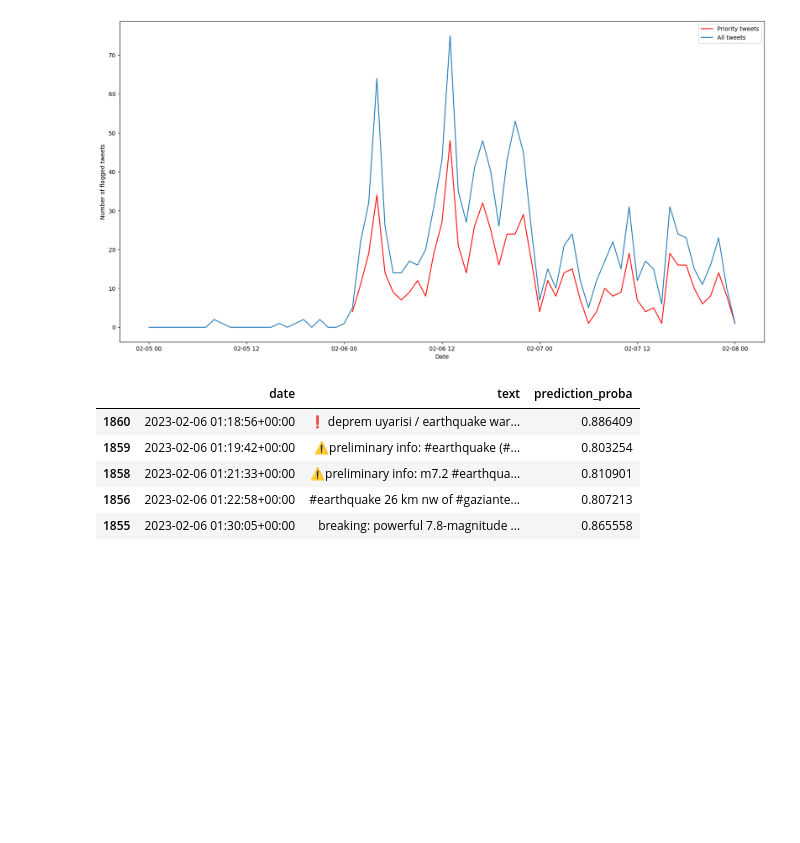
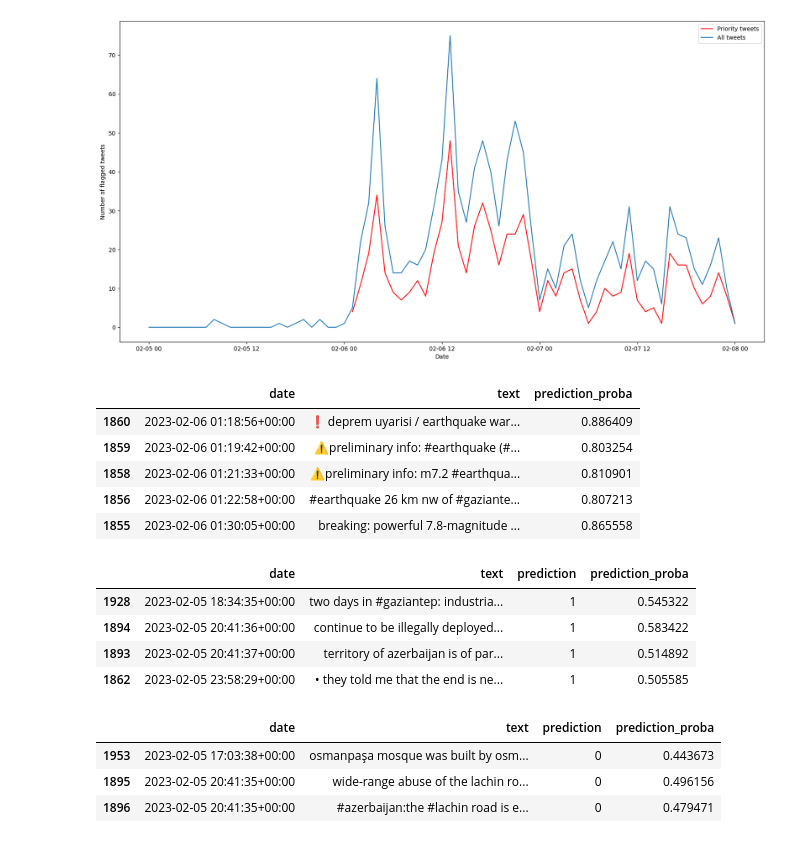
Before and after one commit to guidesify/DataSci_Crisis, a Jupyter notebook: dashboard_idea.ipynb, the cells around one changed output. Drawn from its saved outputs; the diff is of its cells as text; code cells hidden in the pictures; blank space fills up the shorter version.

```diff
--- a/dashboard_idea.ipynb
+++ b/dashboard_idea.ipynb
@@ -3,6 +3,7 @@ import re
 import pickle
 import string
 import pandas as pd
+pd.set_option('display.max_colwidth', None)
 import numpy as np
 import seaborn as sns
 import matplotlib.pyplot as plt
@@ -185,3 +186,20 @@ df[df['priority'] == 1].drop(list(features.drop('text')) + ['prediction', 'date_
 | 1858 | 2023-02-06 01:21:33+00:00 | ⚠preliminary info: m7.2 #earthqua... | 0.810901 |
 | 1856 | 2023-02-06 01:22:58+00:00 | #earthquake 26 km nw of #gaziante... | 0.807213 |
 | 1855 | 2023-02-06 01:30:05+00:00 | breaking: powerful 7.8-magnitude ... | 0.865558 |
+# %%
+# Show tweets that are low in confidence but still positive on 5 feb near midnight
+df[(df['prediction'] == 1) & (df['prediction_proba'] < 0.70) & (df['date'] > '2023-02-05 18:00:00') & (df['date'] < '2023-02-06 01:17:00')].drop(list(features.drop('text')) + ['date_hour', 'priority'], axis=1).sort_values('date')
+# %% [output]
+|  | date | text | prediction | prediction_proba |
+| 1928 | 2023-02-05 18:34:35+00:00 | two days in #gaziantep: industria... | 1 | 0.545322 |
+| 1894 | 2023-02-05 20:41:36+00:00 | continue to be illegally deployed... | 1 | 0.583422 |
+| 1893 | 2023-02-05 20:41:37+00:00 | territory of azerbaijan is of par... | 1 | 0.514892 |
+| 1862 | 2023-02-05 23:58:29+00:00 | • they told me that the end is ne... | 1 | 0.505585 |
+# %%
+# Show tweets that are low in confidence but still negative on 5 feb near midnight
+df[(df['prediction'] == 0) & (df['prediction_proba'] > 0.40) & (df['date'] > '2023-02-05 13:00:00') & (df['date'] < '2023-02-06 01:17:00')].drop(list(features.drop('text')) + ['date_hour', 'priority'], axis=1).sort_values('date')
+# %% [output]
+|  | date | text | prediction | prediction_proba |
+| 1953 | 2023-02-05 17:03:38+00:00 | osmanpaşa mosque was built by osm... | 0 | 0.443673 |
+| 1895 | 2023-02-05 20:41:35+00:00 | wide-range abuse of the lachin ro... | 0 | 0.496156 |
+| 1896 | 2023-02-05 20:41:35+00:00 | #azerbaijan:the #lachin road is e... | 0 | 0.479471 |
```
Also changed, not shown: parts of 1 cell of this notebook.
